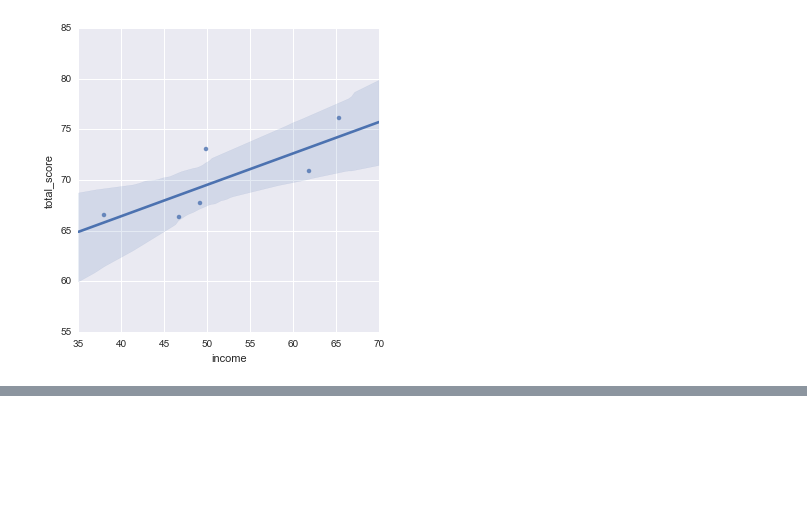
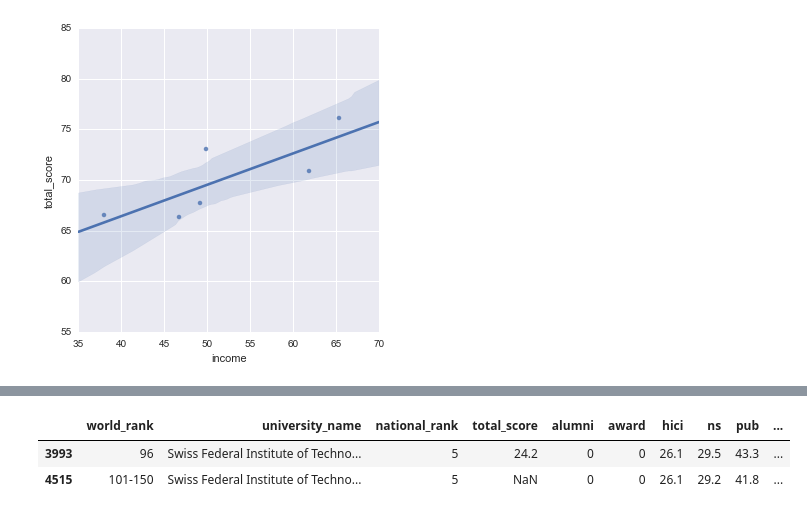
Before and after one commit to arnaudbenard/university-ranking, a Jupyter notebook: Analysis.ipynb, the cells around one changed output, grey strips where cells are left out. Cells and saved outputs as stored; diff of their text form; code cells hidden in the pictures; blank space fills up the shorter version.

```diff
--- a/Analysis.ipynb
+++ b/Analysis.ipynb
@@ -159,0 +190,9 @@ sns.lmplot(x="income", y="total_score", data=times_epfl_df)
+# %%
+epfl_name = "Swiss Federal Institute of Technology Lausanne"
+# %%
+shanghai_epfl_df = shanghai_df[shanghai_df['university_name'] == epfl_name]
+shanghai_epfl_df
+# %% [output]
+|  | world_rank | university_name | national_rank | total_score | alumni | award | hici | ns | pub | ... |
+| 3993 | 96 | Swiss Federal Institute of Techno... | 5 | 24.2 | 0 | 0 | 26.1 | 29.5 | 43.3 | ... |
+| 4515 | 101-150 | Swiss Federal Institute of Techno... | 5 | NaN | 0 | 0 | 26.1 | 29.2 | 41.8 | ... |
```
Also changed, not shown: parts of 12 cells of this notebook.
